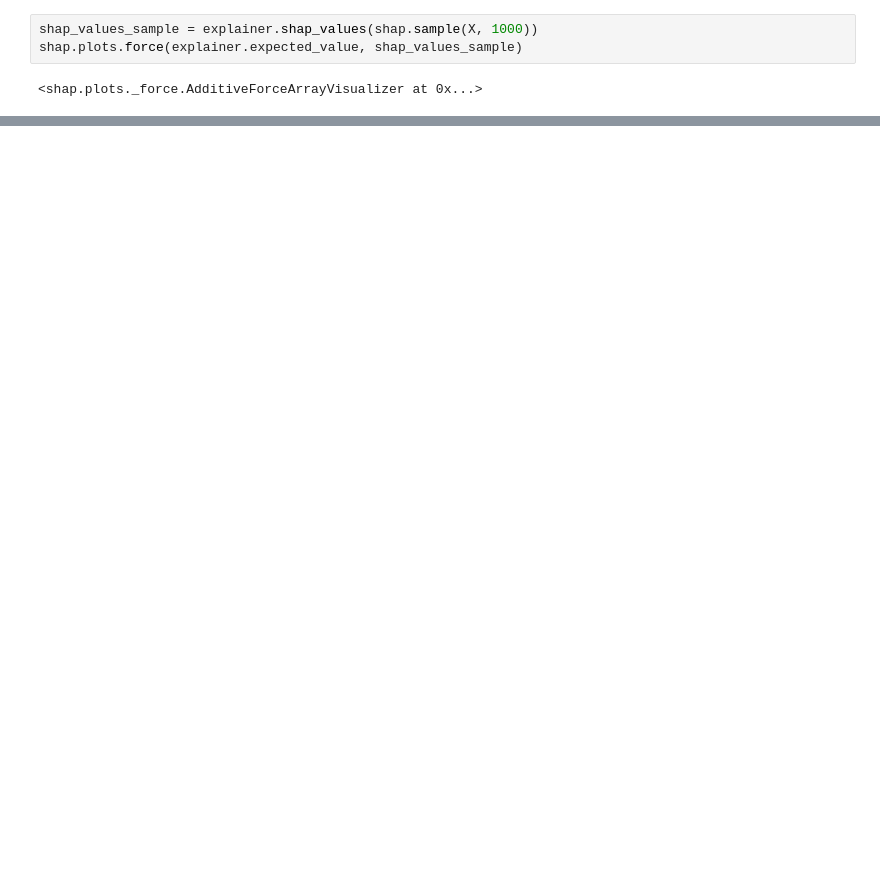
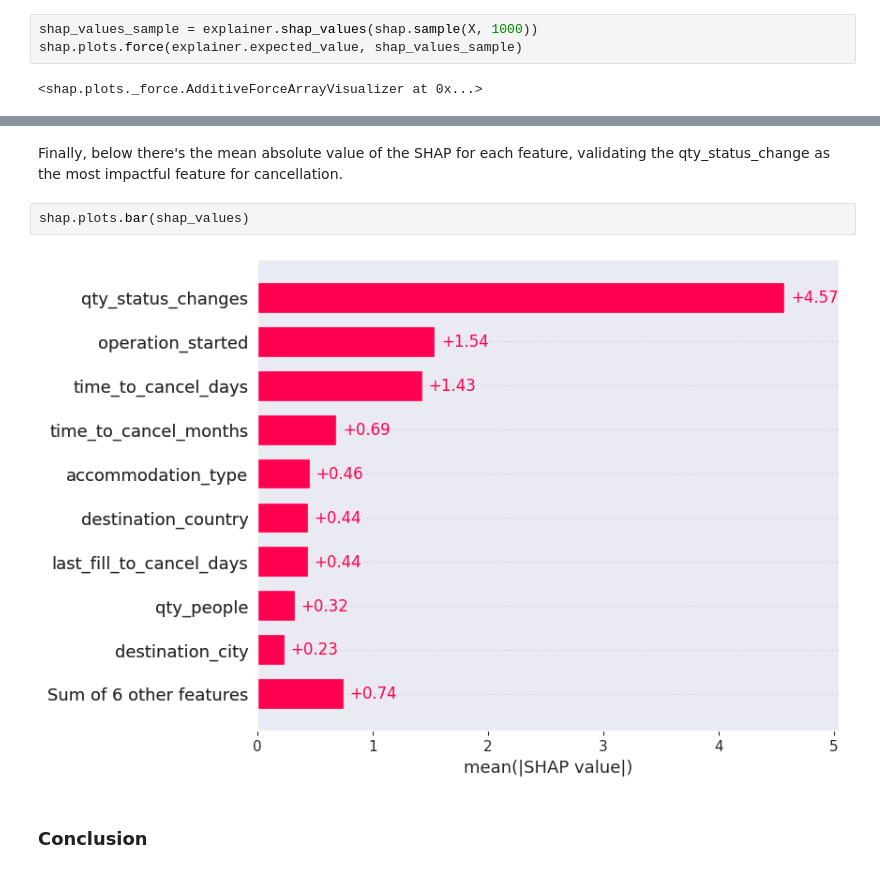
Before and after one commit to tamiriscrepalde/survival-analysis, a Jupyter notebook: notebooks/exploratory_data_analysis/packages_cancellation_analysis.ipynb, the cells around one changed output, grey strips where cells are left out. Cells and saved outputs as stored; diff of their text form; blank space fills up the shorter version.

```diff
--- a/notebooks/exploratory_data_analysis/packages_cancellation_analysis.ipynb
+++ b/notebooks/exploratory_data_analysis/packages_cancellation_analysis.ipynb
@@ -604,0 +624,8 @@ shap.plots.force(explainer.expected_value, shap_values_sample)
+# %% [markdown]
+Finally, below there's the mean absolute value of the SHAP for each feature, validating the qty_status_change as the most impactful feature for cancellation.
+# %%
+shap.plots.bar(shap_values)
+# %% [output]
+[figure, added]
+# %% [markdown]
+### Conclusion
```
Also changed, not shown: parts of 23 cells of this notebook.
